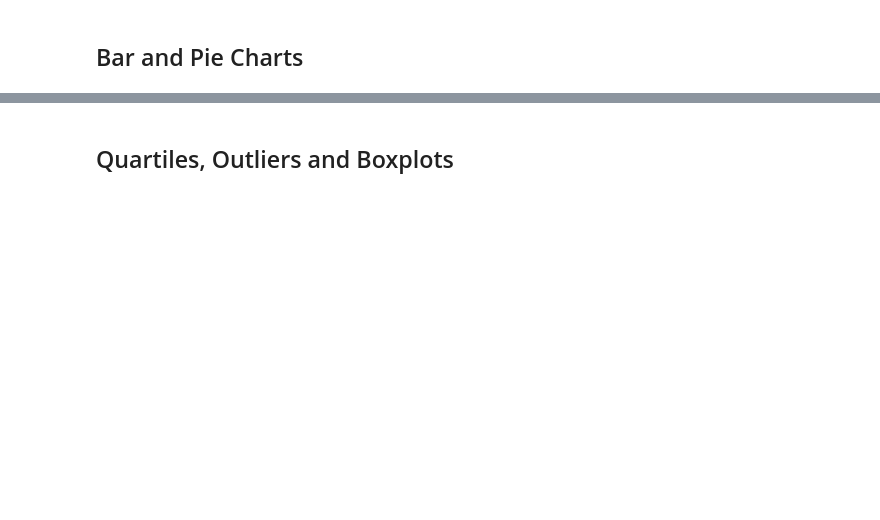
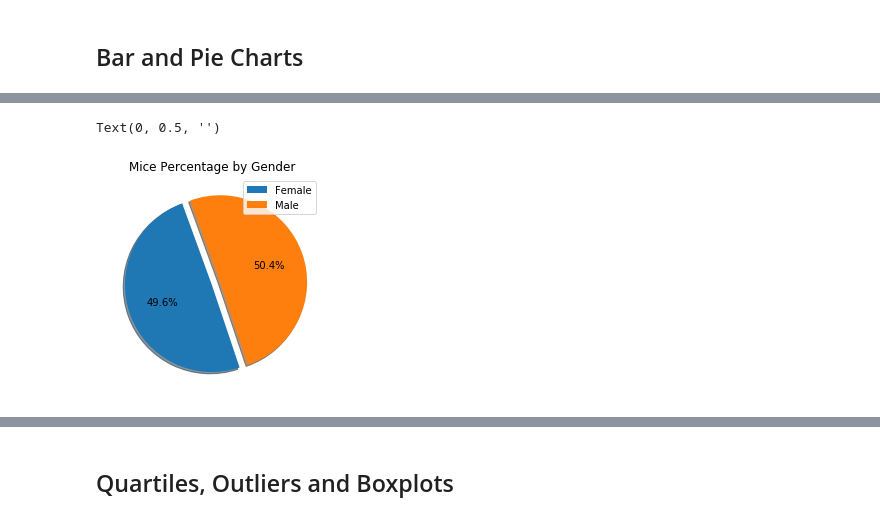
Before and after one commit to Levirdz/matplotlib-challenge, a Jupyter notebook: pymaceuticals_starter.ipynb, the cells around one changed output, grey strips where cells are left out. Cells and saved outputs as stored; diff of their text form; code cells hidden in the pictures; blank space fills up the shorter version.

```diff
--- a/pymaceuticals_starter.ipynb
+++ b/pymaceuticals_starter.ipynb
@@ -104,2 +162,15 @@ The total number of mice is 249
+# %%
+# Generate a pie plot showing the distribution of female versus male mice using pandas
+
+# Counting total number of mice by gender
+mice_gender = clean_df.groupby("Sex")["Mouse ID"].nunique()
+
+# Plotting the pie graph
+pandas_pie = mice_gender.plot.pie(startangle = 110, title = "Mice Percentage by Gender", autopct = "%1.1f%%",
+                                  legend = True, labels = None, shadow = True, explode = (0, 0.1))
+plt.ylabel("")
+# %% [output]
+Text(0, 0.5, '')
+[figure, added]
 # %%
 # Generate a pie plot showing the distribution of female versus male mice using pyplot
```
Also changed, not shown: parts of 21 cells of this notebook.
